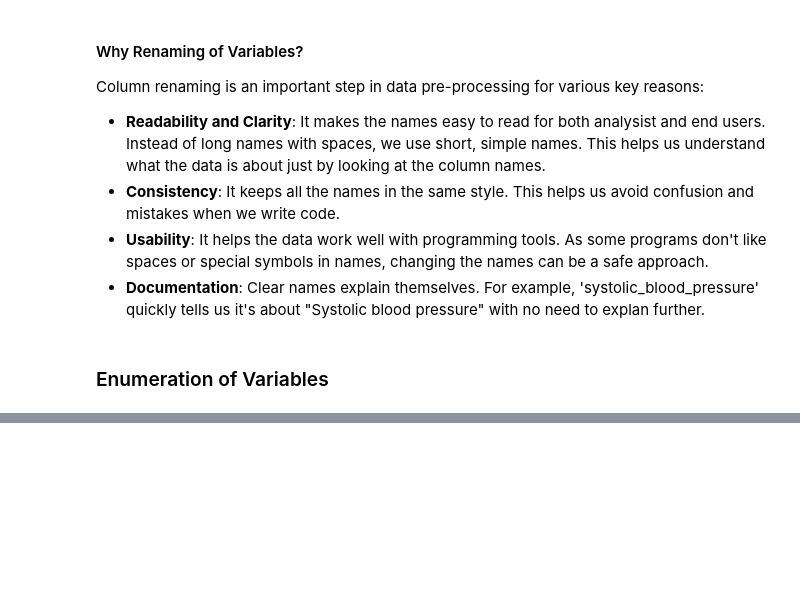
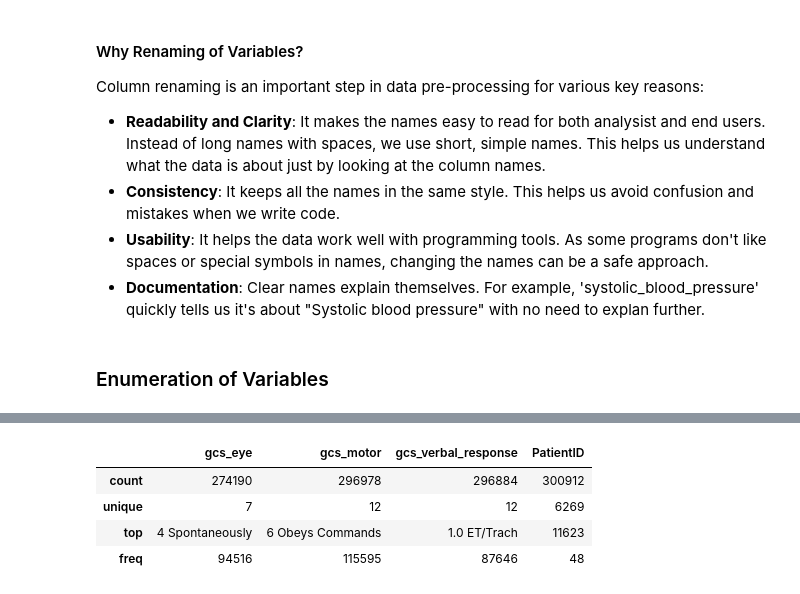
Before and after one commit to jackieMboyaAchieng/Applied-Machine-Learning, a Jupyter notebook: Assignments/assigment 1/Data Pre-processing.ipynb, the cells around one changed output, grey strips where cells are left out. Drawn from its saved outputs; the diff is of its cells as text; code cells hidden in the pictures; blank space fills up the shorter version.

```diff
--- a/Assignments/assigment 1/Data Pre-processing.ipynb
+++ b/Assignments/assigment 1/Data Pre-processing.ipynb
@@ -125,0 +266,8 @@ Column renaming is an important step in data pre-processing for various key reas
+# %%
+df.describe(include='object')  # For categorical variables
+# %% [output]
+|  | gcs_eye | gcs_motor | gcs_verbal_response | PatientID |
+| count | 274190 | 296978 | 296884 | 300912 |
+| unique | 7 | 12 | 12 | 6269 |
+| top | 4 Spontaneously | 6 Obeys Commands | 1.0 ET/Trach | 11623 |
+| freq | 94516 | 115595 | 87646 | 48 |
```
Also changed, not shown: parts of 15 cells of this notebook.
